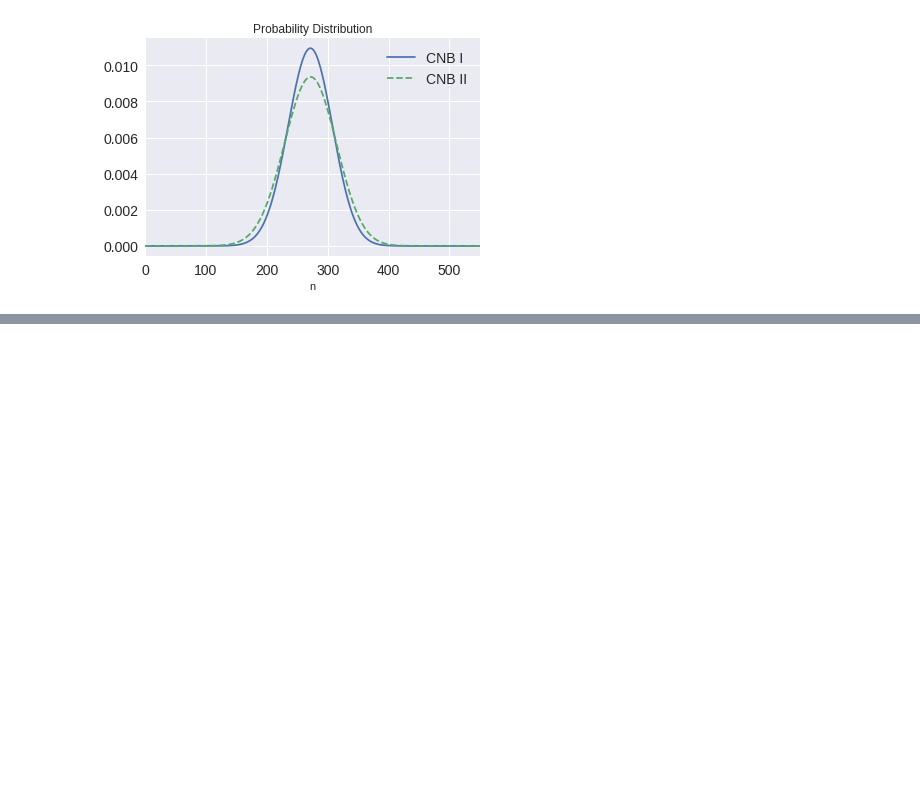
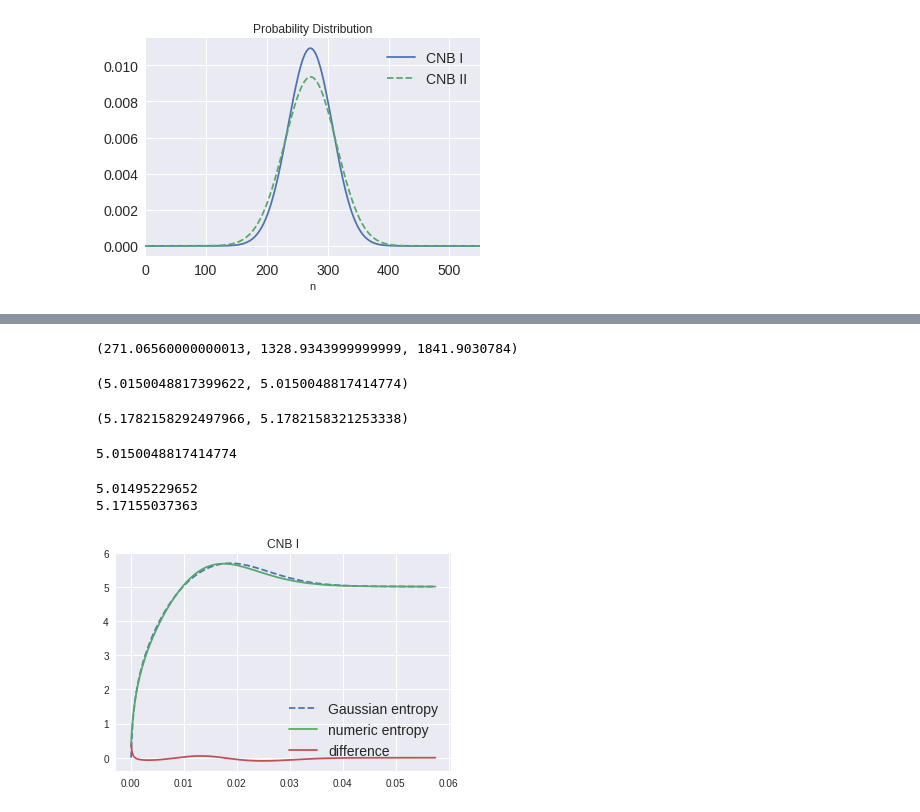
Before and after one commit to lffan/laser_entropy, a Jupyter notebook: ode_cnb/CNB_N1600_master_eq.ipynb, the cells around one changed output, grey strips where cells are left out. Cells and saved outputs as stored; diff of their text form; code cells hidden in the pictures; blank space fills up the shorter version.

```diff
--- a/ode_cnb/CNB_N1600_master_eq.ipynb
+++ b/ode_cnb/CNB_N1600_master_eq.ipynb
@@ -107,0 +157,75 @@ plt.title("Probability Distribution")
+# %%
+from scipy.special import erfc
+def calc_entr_vec(mean, varn):
+    """ Calculate the vector of entropy
+        given on the vector of the mean and the variance
+    """
+    result = np.log(np.sqrt(2.0 * np.pi * varn)) + 0.5
+    result +=  np.log(0.5 * erfc(- mean / np.sqrt(2.0 * varn)))
+    nn = - mean * np.exp(- mean**2 / 2.0 / varn)
+    dd = np.sqrt(2.0 * np.pi * varn) * erfc(- mean / np.sqrt(2.0 * varn))
+    result += nn / dd
+    result = np.insert(result, 0, 0)
+    return result
+
+def get_entr_approx(cnb_state):
+    pns_all = cnb_state.get_pns()[1:]
+    mean_all = np.array(cnb_state.get_ns())[1:]
+    N_max = cnb_state.N_max
+
+    var_n_all = []
+    for pns in pns_all:
+        aver_n = sum([pns[i] * i for i in range(N_max)])
+        aver_n2 = sum([pns[i] * i**2 for i in range(N_max)])
+        var_n_all.append(aver_n2 - aver_n**2)
+
+    result = calc_entr_vec(mean_all, np.array(var_n_all))
+    result[result < 0] = 0
+    return result
+# %%
+entr_df['I Approx'] = get_entr_approx(cnb1)
+entr_df['II Approx'] = get_entr_approx(cnb2)
+# %%
+# CNB I
+H = N * TTc**3
+mean = N - H
+eta = 0.386
+var1 = H
+var2 = H * (1 + eta)
+mean, var1, var2
+# %% [output]
+(271.06560000000013, 1328.9343999999999, 1841.9030784)
+# %%
+calc_entr_vec(mean, var1), calc_entr_vec(H, var1)
+# %% [output]
+(5.0150048817399622, 5.0150048817414774)
+# %%
+calc_entr_vec(mean, var2), calc_entr_vec(H, var2)
+# %% [output]
+(5.1782158292497966, 5.1782158321253338)
+# %%
+np.log(np.sqrt(2 * np.pi * H)) + 0.5
+# %% [output]
+5.0150048817414774
+# %%
+print(entr_df['CNB I'][1000]) # average photon numberof stable state
+print(entr_df['CNB II'][1000]) # average photon numberof stable state
+# %% [output]
+5.01495229652
+5.17155037363
+# %%
+def plot_varn_entr(df, state, approx, start, end):
+    fig, ax = plt.subplots()
+    t_list = df['$\kappa t$'][start:end]
+    entr = df[state][start:end]
+    entr_approx = df[approx][start:end]
+
+    ax.plot(t_list, entr_approx, linestyle='--', label='Gaussian entropy')
+    ax.plot(t_list, entr, linestyle='-', label ='numeric entropy')
+    ax.plot(t_list, entr - entr_approx, label ='difference')
+    ax.legend(fontsize=14, loc=4)
+    ax.set_title(state)
+# %%
+plot_varn_entr(entr_df, 'CNB I', 'I Approx', 1, 800)
+# %% [output]
+[figure, added]
```
Also changed, not shown: parts of 11 cells of this notebook, 1 other file.
